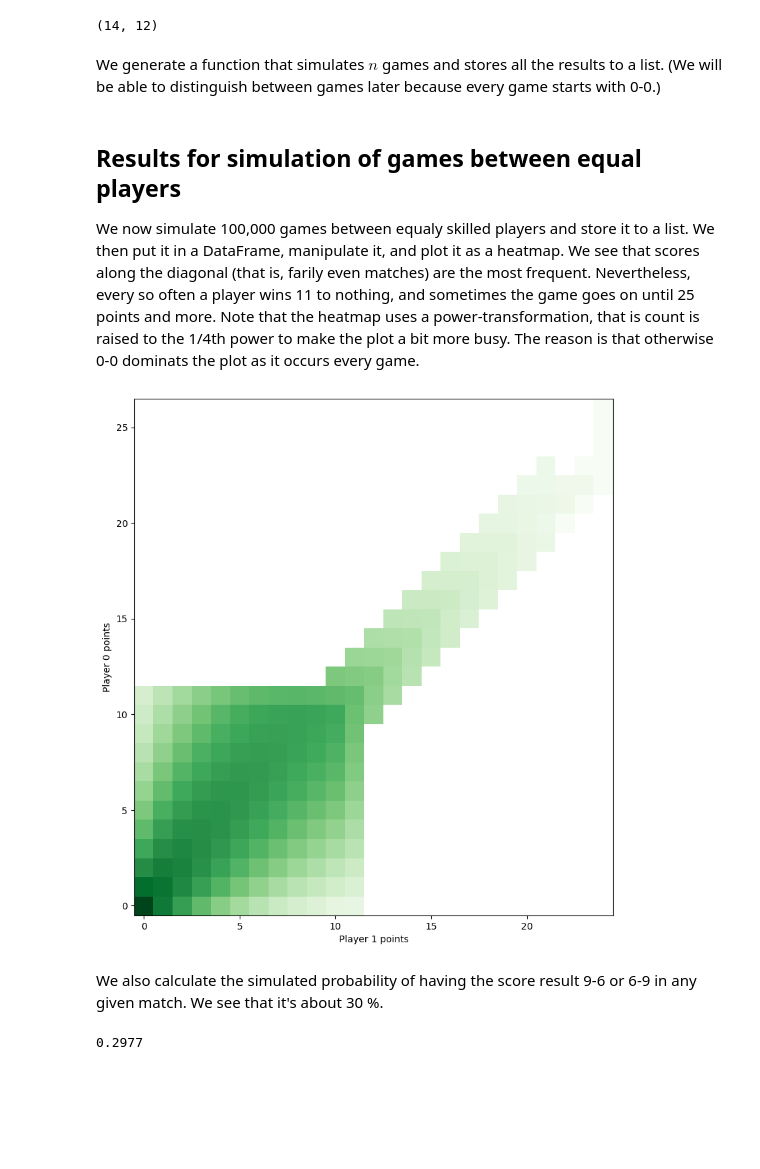
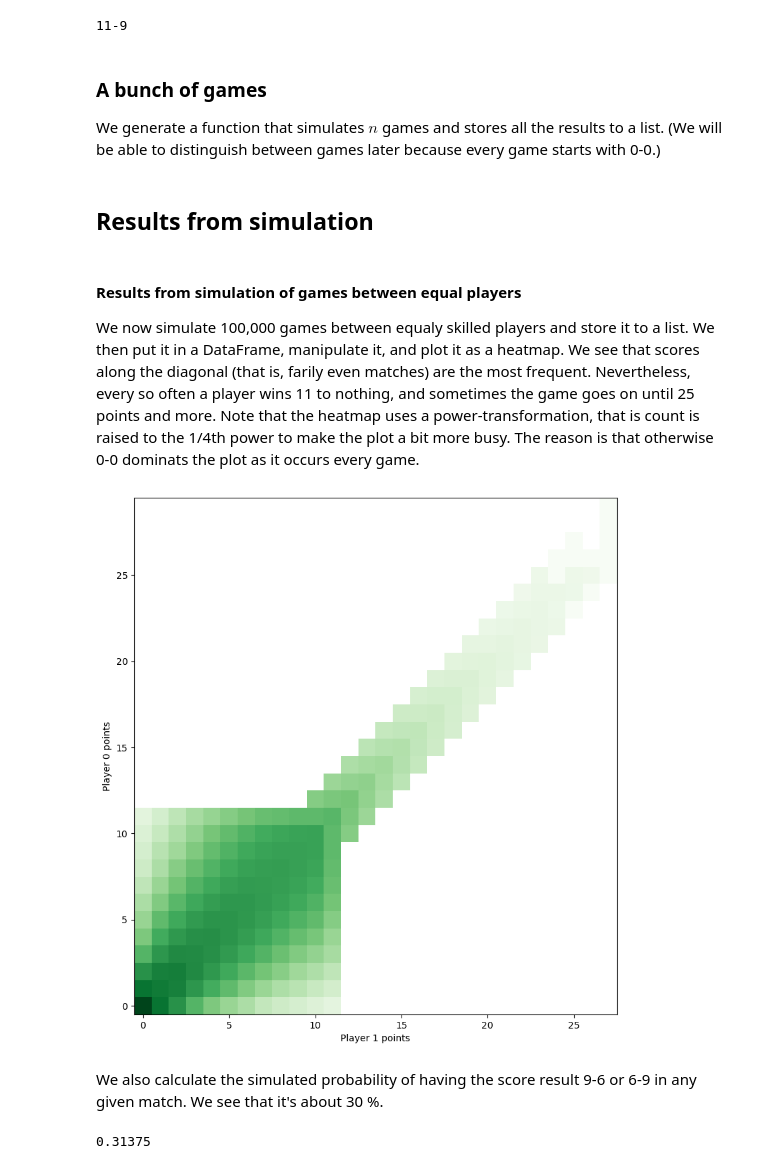
Before and after one commit to magnushelliesen/ping-pong-result-simulator, a Jupyter notebook: ping-pong-result-simulator.ipynb, the cells around one changed output. Drawn from its saved outputs; the diff is of its cells as text; code cells hidden in the pictures; blank space fills up the shorter version.

```diff
--- a/ping-pong-result-simulator.ipynb
+++ b/ping-pong-result-simulator.ipynb
@@ -39,7 +62,7 @@ def result_from_game(s0, k_s):
     while (max(scores_in_game[-1][0], scores_in_game[-1][1]) < 11) or (abs(scores_in_game[-1][0]-scores_in_game[-1][1]) < 2):
         if min(scores_in_game[-1][0], scores_in_game[-1][1]) >= 10:
             serves = 1
-        s0_prime = s0 if not serves_in_game[-1][0] else s0*k_s
+        s0_prime = s0/k_s if not serves_in_game[-1][0] else s0*k_s
         player0_won, player1_won = result_from_single_exchange(s0_prime)
         scores_in_game.append((scores_in_game[-1][0]+player0_won, scores_in_game[-1][1]+player1_won))
         serves_in_game.append((not serves_in_game[-1][0] if serves_in_game[-1][0] == serves_in_game[-serves][0] else serves_in_game[-1][0],
@@ -59,9 +98,10 @@ print(*example_game)
 # %%
 # The game ended with the score
-example_game[-1]
+print(*example_game[-1], sep='-')
 # %% [output]
-(14, 12)
+11-9
 # %% [markdown]
+### A bunch of games
 We generate a function that simulates $n$ games and stores all the results to a list. (We will be able to distinguish between games later because every game starts with 0-0.)
 # %%
 def game_simulator(s0, advantage_of_serve, n, seed):
@@ -70,30 +110,32 @@ def game_simulator(s0, advantage_of_serve, n, seed):
     for i in range(n):
         simulation_of_games.extend(result_from_game(s0, advantage_of_serve))
     return simulation_of_games
+# %% [markdown]
+## Results from simulation
 # %% [markdown]
-## Results for simulation of games between equal players
+#### Results from simulation of games between equal players
 We now simulate 100,000 games between equaly skilled players and store it to a list. We then put it in a DataFrame, manipulate it, and plot it as a heatmap. We see that scores along the diagonal (that is, farily even matches) are the most frequent. Nevertheless, every so often a player wins 11 to nothing, and sometimes the game goes on until 25 points and more. Note that the heatmap uses a power-transformation, that is count is raised to the 1/4th power to make the plot a bit more busy. The reason is that otherwise 0-0 dominats the plot as it occurs every game.
 # %%
-simulation_of_games = game_simulator(1, 1.5, 100000, 1234)
+simulation_of_games = game_simulator(1, 2, 100000, 1234)
 
 df = pd.DataFrame(simulation_of_games, columns=['player0_points', 'player1_points'])
 
 df_to_plot = (
     pd.DataFrame(simulation_of_games, columns=['player0_points', 'player1_points'])
     .assign(**{'': 1})
     .groupby(['player0_points', 'player1_points'])
     .count()
     .reset_index()
     .pivot_table(index=['player0_points'], columns=['player1_points'])
 )
 
-plt.figure(figsize=(10,10))
+plt.figure(figsize=(10, 10))
 plt.imshow(df_to_plot, origin='lower', cmap ="Greens", norm=PowerNorm(0.25))
 plt.ylabel('Player 0 points')
 plt.xlabel('Player 1 points')
 plt.show()
 # %% [output]
-[figure, old version]
+[figure, new version]
 # %% [markdown]
 We also calculate the simulated probability of having the score result 9-6 or 6-9 in any given match. We see that it's about 30 %.
 # %%
@@ -102,5 +144,5 @@ df = df.assign(**{'match_id': lambda df: df['new_match'].cumsum()})
 df = df.assign(**{'96/69': lambda df: [1 if (p1, p2) in ((9, 6), (6, 9)) else 0 for p1, p2 in zip(df['player0_points'], df['player1_points'])]})
 df.groupby(df['match_id'])['96/69'].sum().mean()
 # %% [output]
-0.2977
+0.31375
 # %% [markdown]
```
Also changed, not shown: parts of 11 cells of this notebook.
